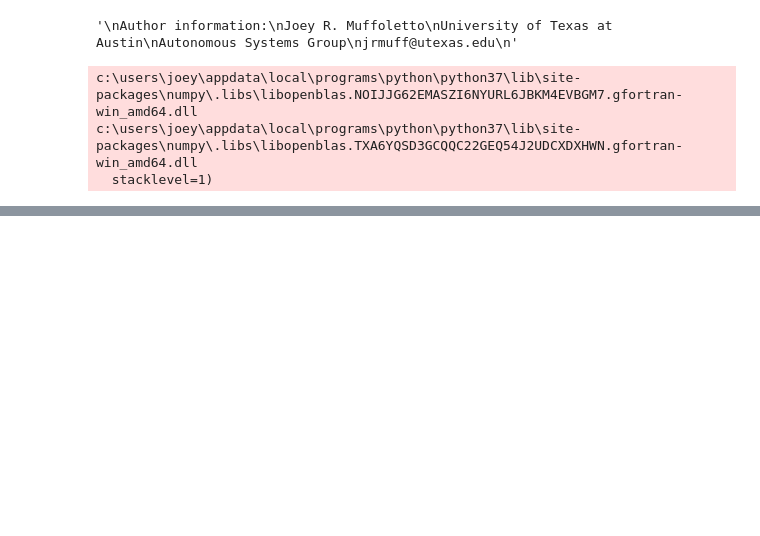
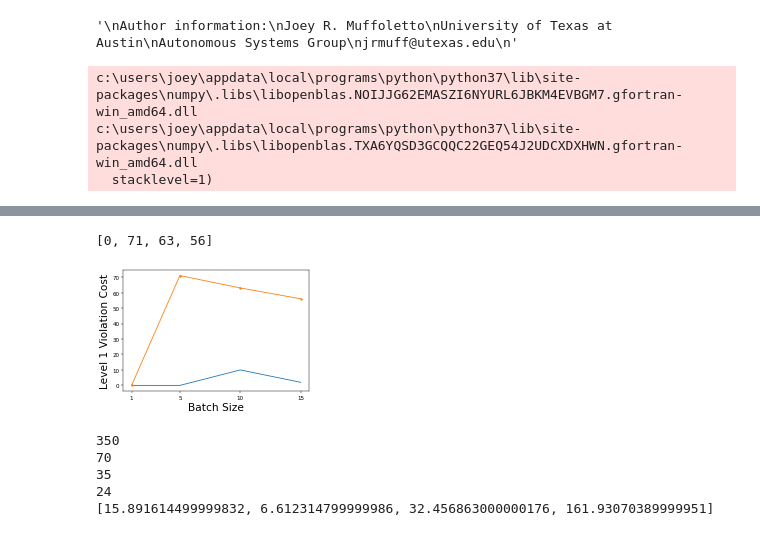
Before and after one commit to JoeMuff999/UAM-Planning-Toolkit, a Jupyter notebook: NFM_Batch_Requests.ipynb, the cells around one changed output, grey strips where cells are left out. Drawn from its saved outputs; the diff is of its cells as text; code cells hidden in the pictures; blank space fills up the shorter version.

```diff
--- a/NFM_Batch_Requests.ipynb
+++ b/NFM_Batch_Requests.ipynb
@@ -34,7 +34,7 @@ Globals/System variables
 
 NUM_TOWERS = 5
 RUNS_PER_DATA_POINT = 1
-BATCH_SIZES = [5, 10] #how many time steps to parse for tower matches
+BATCH_SIZES = [1, 5, 10, 15] #how many time steps to parse for tower matches
 
 # batch size stuff -> show how batch size effects optimality
 # change to time increments (batch size based on time increment)
@@ -208,9 +217,9 @@ for index, batch_size in enumerate(BATCH_SIZES):
             copy.deepcopy(system),
             rollout_index=0
         )
-        costs_per_system_per_batch[index].append(cost_vec_per_round)
-        time_per_system_per_batch[index].append(system_timings)
-        num_rounds_per_system_per_batch[index].append(num_rounds)
-        minimized_cost_per_system_per_batch[index].append(minimized_cost_vec)
+        costs_per_system_per_batch[index].append(copy.deepcopy(cost_vec_per_round))
+        time_per_system_per_batch[index].append(copy.deepcopy(system_timings))
+        num_rounds_per_system_per_batch[index].append(copy.deepcopy(num_rounds))
+        minimized_cost_per_system_per_batch[index].append(copy.deepcopy(minimized_cost_vec))
         assert(minimized_cost_vec == cost_vec_per_round[len(cost_vec_per_round)-1])
 # %% [output]
@@ -244,11 +253,10 @@ cost_sums = [[0,0] for i in range(len(BATCH_SIZES))]
 for index, batch_size in enumerate(BATCH_SIZES):
     print(len(cost_buffer[index]))
     for system_cost in cost_buffer[index]:
-        for round_index in range(len(system_cost)):
-            last_item_index = len(system_cost[round_index])-1
-            vec = system_cost[round_index][last_item_index]
-            if vec[0] < 0:
-                continue
+        last_round_cost_matrix = system_cost[len(system_cost)-1]
+        for vec in last_round_cost_matrix:
+            print(vec)
+            assert(vec[1] >= 0)
             cost_sums[index][0] += vec[0]
             cost_sums[index][1] += vec[1]
 #     for tower_index in range(len(cost_buffer[index][len(cost_buffer[index])-1])):
@@ -262,0 +285,46 @@ print(cost_sums)
+# %%
+'''
+graphing
+'''
+
+level_0_costs = [cost[0] for cost in cost_sums]
+level_1_costs = [cost[1] for cost in cost_sums]
+print(level_1_costs)
+plt.figure(dpi=40)
+# BATCH_SIZES = [5,10,15]
+# plt.rcParams.update({'font.size': '10'})
+plt.tight_layout()
+x_axis = BATCH_SIZES
+plt.plot(x_axis, level_0_costs, label="level 0")
+plt.plot(x_axis, level_1_costs, label="level 1", marker='.')
+plt.xticks(x_axis)
+plt.xlabel("Batch Size", fontsize=19)
+plt.ylabel("Level 1 Violation Cost", fontsize=19)
+# plt.legend(title="Batch Size vs. Overall Cost")
+plt.savefig('data\\NFM\\total_violation_vs_batch_size.eps',format='eps',dpi=1200)
+plt.savefig('data\\NFM\\total_violation_vs_batch_size.png',dpi=216)
+# %% [output]
+[0, 71, 63, 56]
+[figure, added]
+# %%
+'''
+extract timing information
+'''
+# print((time_buffer))
+time_per_batch_size = [0 for i in range(len(BATCH_SIZES))]
+for batch_size_index in range(len(BATCH_SIZES)):
+    print(len(time_buffer[batch_size_index]))
+    for system in time_buffer[batch_size_index]:
+#         print(system)
+        for round_index in range(len(system)):
+            for tower_index in range(len(system[round_index])):
+                time_per_batch_size[batch_size_index] += system[round_index][tower_index][0]
+                time_per_batch_size[batch_size_index] += system[round_index][tower_index][1]
+
+print(time_per_batch_size)
+# %% [output]
+350
+70
+35
+24
+[15.891614499999832, 6.612314799999986, 32.456863000000176, 161.93070389999951]
```
Also changed, not shown: parts of 4 cells of this notebook, 4 other files.
